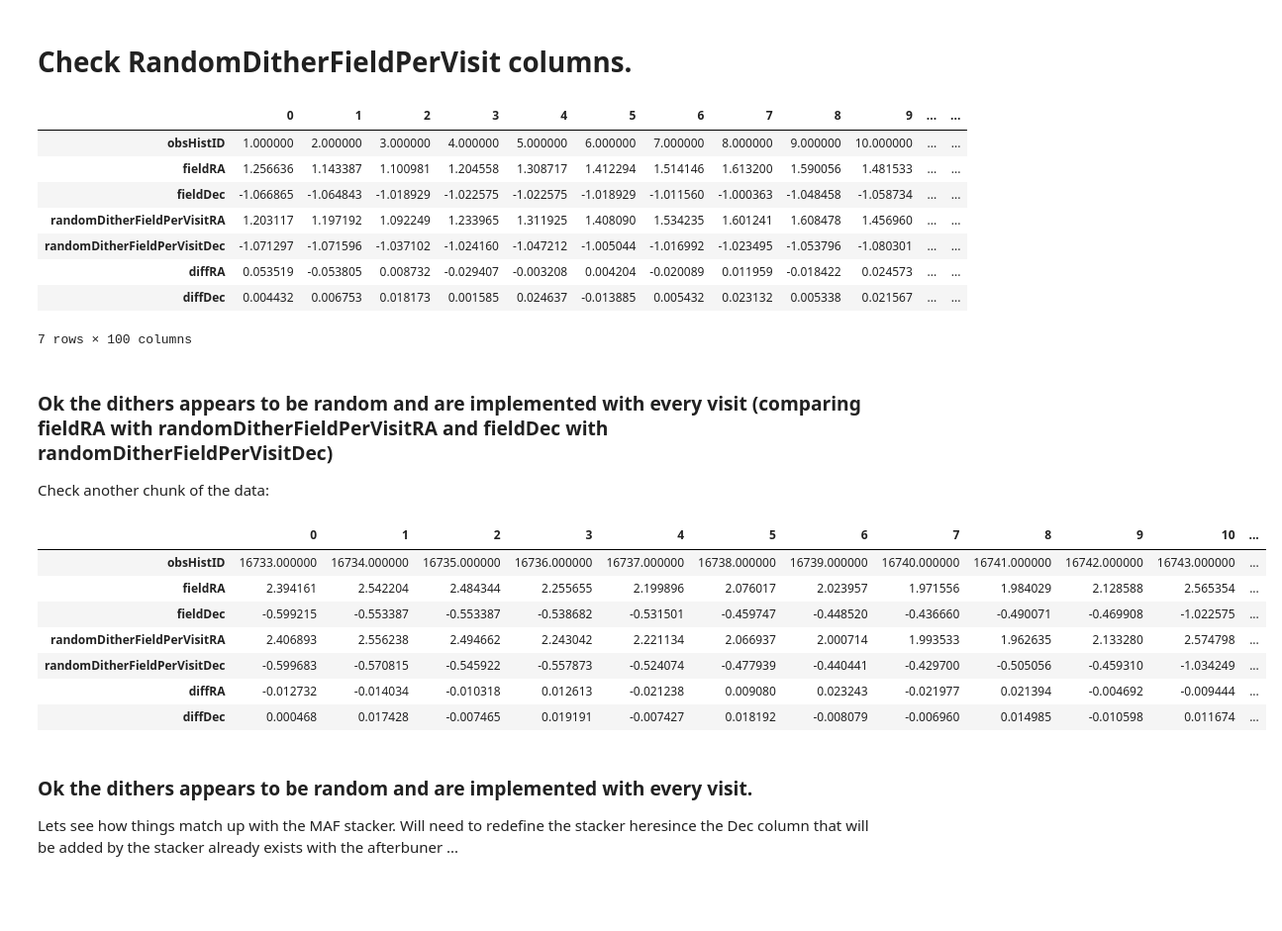
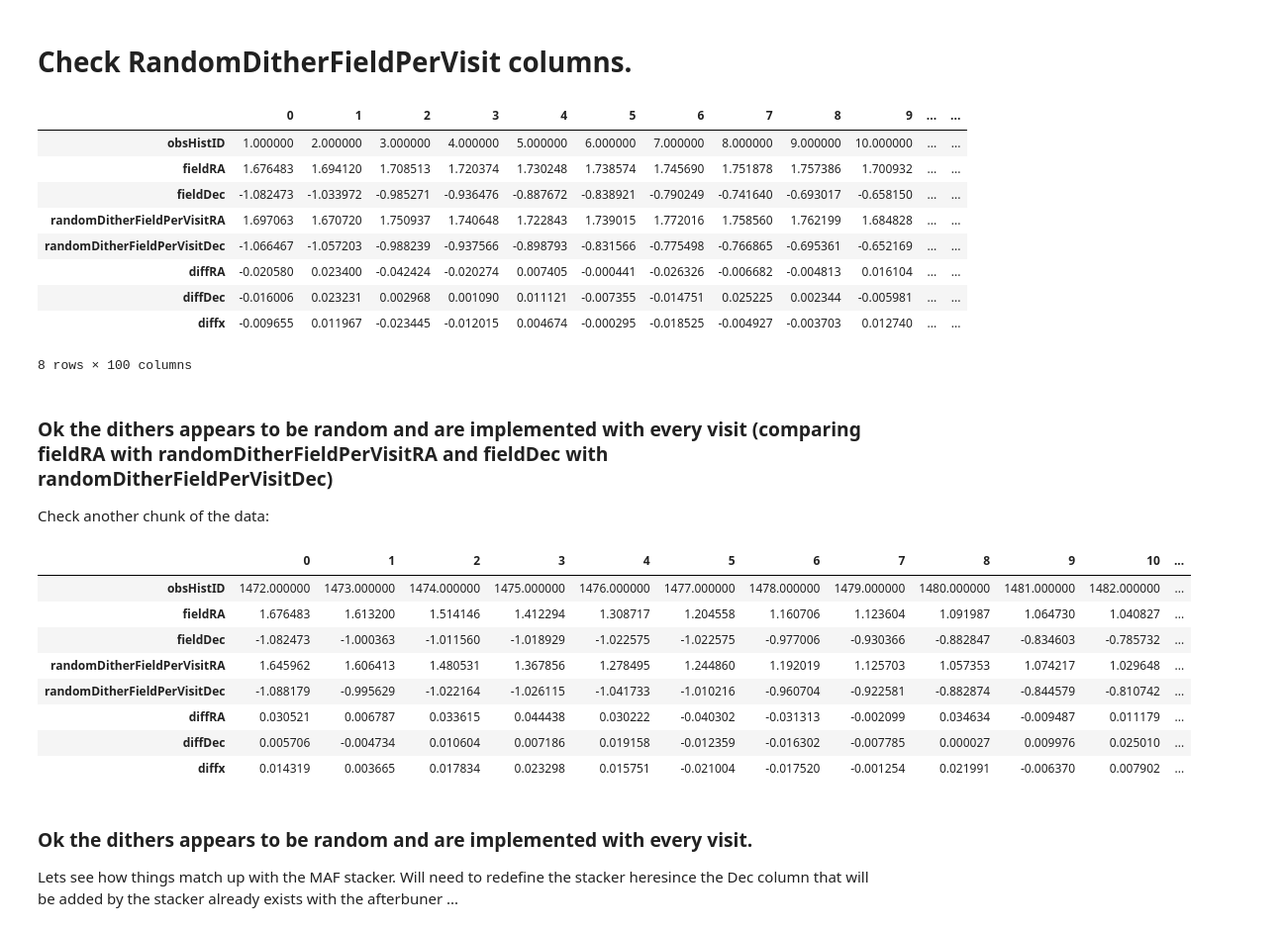
Before and after one commit to humnaawan/MAF-Related-Notebooks, a Jupyter notebook: Afterburner Extension -- Check Sqlite Database.ipynb, the cells around one changed output. Shown: that part at 99% size. Drawn from its saved outputs; the diff is of its cells as text; code cells hidden in the pictures; blank space fills up the shorter version.

```diff
--- a/Afterburner Extension -- Check Sqlite Database.ipynb
+++ b/Afterburner Extension -- Check Sqlite Database.ipynb
@@ -10,7 +10,7 @@ Read in the data from Lynne that ran the afterburner on an OpSim output (not min
 import lsst.sims.maf.db as db
 import lsst.sims.maf.utils as mafUtils
 
-dbfile = '/Volumes/Transcend/astro_lsst_01_1000_sqlite.db'
+dbfile = '/Volumes/Transcend/lucy_1000_sqlite.db'
 opsdb = db.OpsimDatabase(dbfile)
 propIds, propTags = opsdb.fetchPropInfo()
 wfdWhere = mafUtils.createSQLWhere('WFD', propTags)
@@ -42,49 +33,58 @@ for colType in checkList:
     simList.append(simdata[colType][indMin:indMax])
 diffRA= simdata['fieldRA']-simdata['randomDitherFieldPerVisitRA']
 diffDec= simdata['fieldDec']-simdata['randomDitherFieldPerVisitDec']
+
+diffx= diffRA*np.cos(simdata['fieldDec'])
+
 simList.append(diffRA[indMin:indMax])
 simList.append(diffDec[indMin:indMax])
+simList.append(diffx[indMin:indMax])
 checkList.append('diffRA')
 checkList.append('diffDec')
+checkList.append('diffx')
 
 pd.DataFrame(simList, checkList)
 # %% [output]
 |  | 0 | 1 | 2 | 3 | 4 | 5 | 6 | 7 | 8 | 9 | ... | ... |
 | obsHistID | 1.000000 | 2.000000 | 3.000000 | 4.000000 | 5.000000 | 6.000000 | 7.000000 | 8.000000 | 9.000000 | 10.000000 | ... | ... |
-| fieldRA | 1.256636 | 1.143387 | 1.100981 | 1.204558 | 1.308717 | 1.412294 | 1.514146 | 1.613200 | 1.590056 | 1.481533 | ... | ... |
-| fieldDec | -1.066865 | -1.064843 | -1.018929 | -1.022575 | -1.022575 | -1.018929 | -1.011560 | -1.000363 | -1.048458 | -1.058734 | ... | ... |
-| randomDitherFieldPerVisitRA | 1.203117 | 1.197192 | 1.092249 | 1.233965 | 1.311925 | 1.408090 | 1.534235 | 1.601241 | 1.608478 | 1.456960 | ... | ... |
-| randomDitherFieldPerVisitDec | -1.071297 | -1.071596 | -1.037102 | -1.024160 | -1.047212 | -1.005044 | -1.016992 | -1.023495 | -1.053796 | -1.080301 | ... | ... |
-| diffRA | 0.053519 | -0.053805 | 0.008732 | -0.029407 | -0.003208 | 0.004204 | -0.020089 | 0.011959 | -0.018422 | 0.024573 | ... | ... |
-| diffDec | 0.004432 | 0.006753 | 0.018173 | 0.001585 | 0.024637 | -0.013885 | 0.005432 | 0.023132 | 0.005338 | 0.021567 | ... | ... |
+| fieldRA | 1.676483 | 1.694120 | 1.708513 | 1.720374 | 1.730248 | 1.738574 | 1.745690 | 1.751878 | 1.757386 | 1.700932 | ... | ... |
+| fieldDec | -1.082473 | -1.033972 | -0.985271 | -0.936476 | -0.887672 | -0.838921 | -0.790249 | -0.741640 | -0.693017 | -0.658150 | ... | ... |
+| randomDitherFieldPerVisitRA | 1.697063 | 1.670720 | 1.750937 | 1.740648 | 1.722843 | 1.739015 | 1.772016 | 1.758560 | 1.762199 | 1.684828 | ... | ... |
+| randomDitherFieldPerVisitDec | -1.066467 | -1.057203 | -0.988239 | -0.937566 | -0.898793 | -0.831566 | -0.775498 | -0.766865 | -0.695361 | -0.652169 | ... | ... |
+| diffRA | -0.020580 | 0.023400 | -0.042424 | -0.020274 | 0.007405 | -0.000441 | -0.026326 | -0.006682 | -0.004813 | 0.016104 | ... | ... |
+| diffDec | -0.016006 | 0.023231 | 0.002968 | 0.001090 | 0.011121 | -0.007355 | -0.014751 | 0.025225 | 0.002344 | -0.005981 | ... | ... |
+| diffx | -0.009655 | 0.011967 | -0.023445 | -0.012015 | 0.004674 | -0.000295 | -0.018525 | -0.004927 | -0.003703 | 0.012740 | ... | ... |
-7 rows × 100 columns
+8 rows × 100 columns
 # %% [markdown]
 ### Ok the dithers appears to be random and are implemented with every visit (comparing fieldRA with randomDitherFieldPerVisitRA and fieldDec with randomDitherFieldPerVisitDec)
 
 Check another chunk of the data:
 # %%
 checkList= ['obsHistID', 'fieldRA', 'fieldDec', 'randomDitherFieldPerVisitRA', 'randomDitherFieldPerVisitDec']
-indMin, indMax= 5670,5690
+indMin, indMax= 170,190
 
 simList= []
 for colType in checkList:
     simList.append(simdata[colType][indMin:indMax])
 
 simList.append(diffRA[indMin:indMax])
 simList.append(diffDec[indMin:indMax])
+simList.append(diffx[indMin:indMax])
 checkList.append('diffRA')
 checkList.append('diffDec')
+checkList.append('diffx')
 
 pd.DataFrame(simList, checkList)
 # %% [output]
 |  | 0 | 1 | 2 | 3 | 4 | 5 | 6 | 7 | 8 | 9 | 10 | ... |
-| obsHistID | 16733.000000 | 16734.000000 | 16735.000000 | 16736.000000 | 16737.000000 | 16738.000000 | 16739.000000 | 16740.000000 | 16741.000000 | 16742.000000 | 16743.000000 | ... |
-| fieldRA | 2.394161 | 2.542204 | 2.484344 | 2.255655 | 2.199896 | 2.076017 | 2.023957 | 1.971556 | 1.984029 | 2.128588 | 2.565354 | ... |
-| fieldDec | -0.599215 | -0.553387 | -0.553387 | -0.538682 | -0.531501 | -0.459747 | -0.448520 | -0.436660 | -0.490071 | -0.469908 | -1.022575 | ... |
-| randomDitherFieldPerVisitRA | 2.406893 | 2.556238 | 2.494662 | 2.243042 | 2.221134 | 2.066937 | 2.000714 | 1.993533 | 1.962635 | 2.133280 | 2.574798 | ... |
-| randomDitherFieldPerVisitDec | -0.599683 | -0.570815 | -0.545922 | -0.557873 | -0.524074 | -0.477939 | -0.440441 | -0.429700 | -0.505056 | -0.459310 | -1.034249 | ... |
-| diffRA | -0.012732 | -0.014034 | -0.010318 | 0.012613 | -0.021238 | 0.009080 | 0.023243 | -0.021977 | 0.021394 | -0.004692 | -0.009444 | ... |
-| diffDec | 0.000468 | 0.017428 | -0.007465 | 0.019191 | -0.007427 | 0.018192 | -0.008079 | -0.006960 | 0.014985 | -0.010598 | 0.011674 | ... |
+| obsHistID | 1472.000000 | 1473.000000 | 1474.000000 | 1475.000000 | 1476.000000 | 1477.000000 | 1478.000000 | 1479.000000 | 1480.000000 | 1481.000000 | 1482.000000 | ... |
+| fieldRA | 1.676483 | 1.613200 | 1.514146 | 1.412294 | 1.308717 | 1.204558 | 1.160706 | 1.123604 | 1.091987 | 1.064730 | 1.040827 | ... |
+| fieldDec | -1.082473 | -1.000363 | -1.011560 | -1.018929 | -1.022575 | -1.022575 | -0.977006 | -0.930366 | -0.882847 | -0.834603 | -0.785732 | ... |
+| randomDitherFieldPerVisitRA | 1.645962 | 1.606413 | 1.480531 | 1.367856 | 1.278495 | 1.244860 | 1.192019 | 1.125703 | 1.057353 | 1.074217 | 1.029648 | ... |
+| randomDitherFieldPerVisitDec | -1.088179 | -0.995629 | -1.022164 | -1.026115 | -1.041733 | -1.010216 | -0.960704 | -0.922581 | -0.882874 | -0.844579 | -0.810742 | ... |
+| diffRA | 0.030521 | 0.006787 | 0.033615 | 0.044438 | 0.030222 | -0.040302 | -0.031313 | -0.002099 | 0.034634 | -0.009487 | 0.011179 | ... |
+| diffDec | 0.005706 | -0.004734 | 0.010604 | 0.007186 | 0.019158 | -0.012359 | -0.016302 | -0.007785 | 0.000027 | 0.009976 | 0.025010 | ... |
+| diffx | 0.014319 | 0.003665 | 0.017834 | 0.023298 | 0.015751 | -0.021004 | -0.017520 | -0.001254 | 0.021991 | -0.006370 | 0.007902 | ... |
 # %% [markdown]
 ### Ok the dithers appears to be random and are implemented with every visit.
 
```
Also changed, not shown: parts of 16 cells of this notebook.
